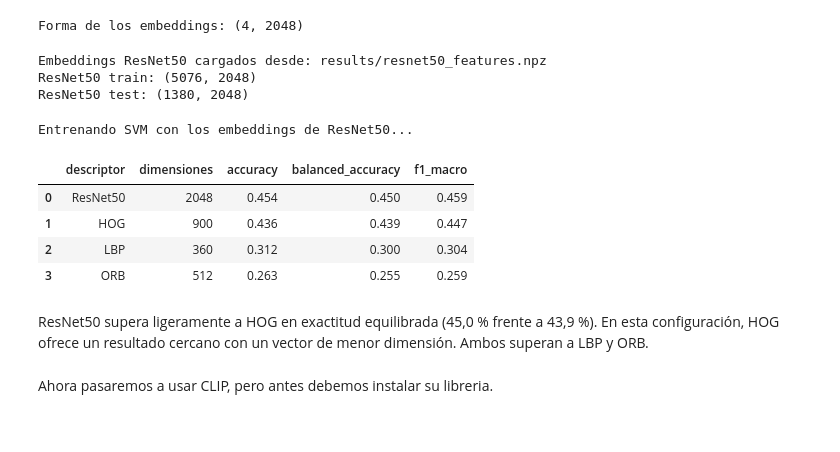
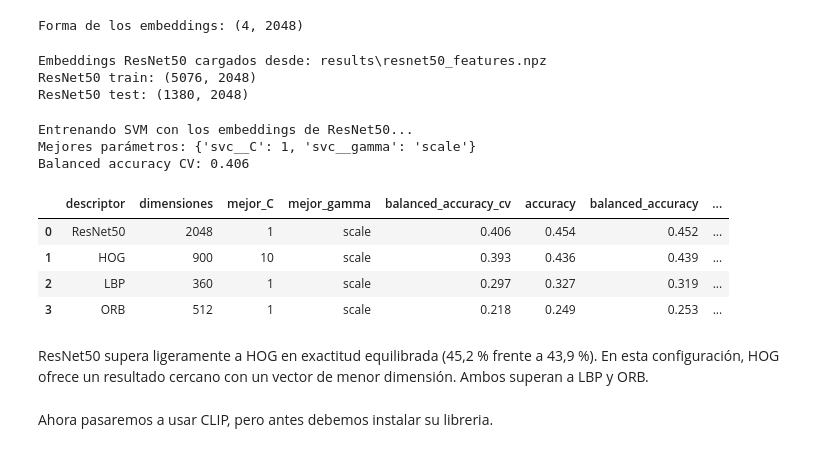
Before and after one commit to oliverAnderson18/deteccion_emociones, a Jupyter notebook: develop.ipynb, the cells around one changed output. Saved outputs shown, nothing was run; the diff lists cells and outputs as text; code cells hidden in the pictures.

```diff
--- a/develop.ipynb
+++ b/develop.ipynb
@@ -1157,6 +1157,7 @@ Ahora vamos a definir el SVM. Usaremos un Pipeline y class_weight balanced para
 from sklearn.pipeline import make_pipeline
 from sklearn.preprocessing import StandardScaler
 from sklearn.svm import SVC
+from sklearn.model_selection import StratifiedKFold, GridSearchCV
 from sklearn.metrics import (
     accuracy_score,
     balanced_accuracy_score,
@@ -1172,17 +1173,34 @@ classic_features = {
 
 
 def create_svm():
-    return make_pipeline(
+    pipeline = make_pipeline(
         StandardScaler(),
         SVC(
             kernel="rbf",
-            C=10,
-            gamma="scale",
             class_weight="balanced",
             random_state=SEED,
         ),
     )
 
+    cv = StratifiedKFold(
+        n_splits=3,
+        shuffle=True,
+        random_state=SEED,
+    )
+
+    return GridSearchCV(
+        estimator=pipeline,
+        param_grid={
+            "svc__C": [0.1, 1, 10],
+            "svc__gamma": ["scale", 0.001, 0.01],
+        },
+        scoring="balanced_accuracy",
+        cv=cv,
+        n_jobs=2,
+        refit=True,
+        error_score="raise",
+    )
+
 
 for name, (train_features, test_features) in classic_features.items():
     print(f"{name}: train {train_features.shape} | test {test_features.shape}")
@@ -1203,6 +1221,9 @@ for name, (train_features, test_features) in classic_features.items():
     model = create_svm()
     model.fit(train_features, y_train)
 
+    print("Mejores parámetros:", model.best_params_)
+    print("Balanced accuracy CV:", round(model.best_score_, 3))
+
     predictions = model.predict(test_features)
 
     svm_models[name] = model
@@ -1212,6 +1233,9 @@ for name, (train_features, test_features) in classic_features.items():
         {
             "descriptor": name,
             "dimensiones": train_features.shape[1],
+            "mejor_C": model.best_params_["svc__C"],
+            "mejor_gamma": model.best_params_["svc__gamma"],
+            "balanced_accuracy_cv": model.best_score_,
             "accuracy": accuracy_score(y_test, predictions),
             "balanced_accuracy": balanced_accuracy_score(y_test, predictions),
             "f1_macro": f1_score(y_test, predictions, average="macro", zero_division=0),
@@ -1350,7 +1379,7 @@ assert np.isfinite(ResNet_test).all()
 print("ResNet50 train:", ResNet_train.shape)
 print("ResNet50 test:", ResNet_test.shape)
 # %% [output]
-Embeddings ResNet50 cargados desde: results/resnet50_features.npz
+Embeddings ResNet50 cargados desde: results\resnet50_features.npz
 ResNet50 train: (5076, 2048)
 ResNet50 test: (1380, 2048)
 # %%
@@ -1370,43 +1399,54 @@ print("Entrenando SVM con los embeddings de ResNet50...")
 
 resnet_svm = create_svm()
 resnet_svm.fit(ResNet_train, y_train)
+
+print("Mejores parámetros:", resnet_svm.best_params_)
+print(
+    "Balanced accuracy CV:",
+    round(resnet_svm.best_score_, 3)
+)
 
 resnet_predictions = resnet_svm.predict(ResNet_test)
 
 svm_models["ResNet50"] = resnet_svm
 svm_predictions["ResNet50"] = resnet_predictions
 
 resnet_results = pd.DataFrame(
     [
         {
             "descriptor": "ResNet50",
             "dimensiones": ResNet_train.shape[1],
+            "mejor_C": resnet_svm.best_params_["svc__C"],
+            "mejor_gamma": resnet_svm.best_params_["svc__gamma"],
+            "balanced_accuracy_cv": resnet_svm.best_score_,
             "accuracy": accuracy_score(y_test, resnet_predictions),
             "balanced_accuracy": balanced_accuracy_score(y_test, resnet_predictions),
             "f1_macro": f1_score(
                 y_test, resnet_predictions, average="macro", zero_division=0
             ),
         }
     ]
 )
 
 comparison_results = (
     pd.concat([classic_results, resnet_results], ignore_index=True)
     .sort_values("balanced_accuracy", ascending=False)
     .reset_index(drop=True)
 )
 
 display(comparison_results.round(3))
 # %% [output]
 Entrenando SVM con los embeddings de ResNet50...
+Mejores parámetros: {'svc__C': 1, 'svc__gamma': 'scale'}
+Balanced accuracy CV: 0.406
-|  | descriptor | dimensiones | accuracy | balanced_accuracy | f1_macro |
-| 0 | ResNet50 | 2048 | 0.454 | 0.450 | 0.459 |
-| 1 | HOG | 900 | 0.436 | 0.439 | 0.447 |
-| 2 | LBP | 360 | 0.312 | 0.300 | 0.304 |
-| 3 | ORB | 512 | 0.263 | 0.255 | 0.259 |
+|  | descriptor | dimensiones | mejor_C | mejor_gamma | balanced_accuracy_cv | accuracy | balanced_accuracy | ... |
+| 0 | ResNet50 | 2048 | 1 | scale | 0.406 | 0.454 | 0.452 | ... |
+| 1 | HOG | 900 | 10 | scale | 0.393 | 0.436 | 0.439 | ... |
+| 2 | LBP | 360 | 1 | scale | 0.297 | 0.327 | 0.319 | ... |
+| 3 | ORB | 512 | 1 | scale | 0.218 | 0.249 | 0.253 | ... |
 # %% [markdown]
 ResNet50 supera ligeramente a HOG en exactitud equilibrada
-(45,0 % frente a 43,9 %). En esta configuración, HOG ofrece un
+(45,2 % frente a 43,9 %). En esta configuración, HOG ofrece un
 resultado cercano con un vector de menor dimensión. Ambos
 superan a LBP y ORB.
 # %% [markdown]
```
Also changed, not shown: parts of 23 cells of this notebook, 1 other file.
